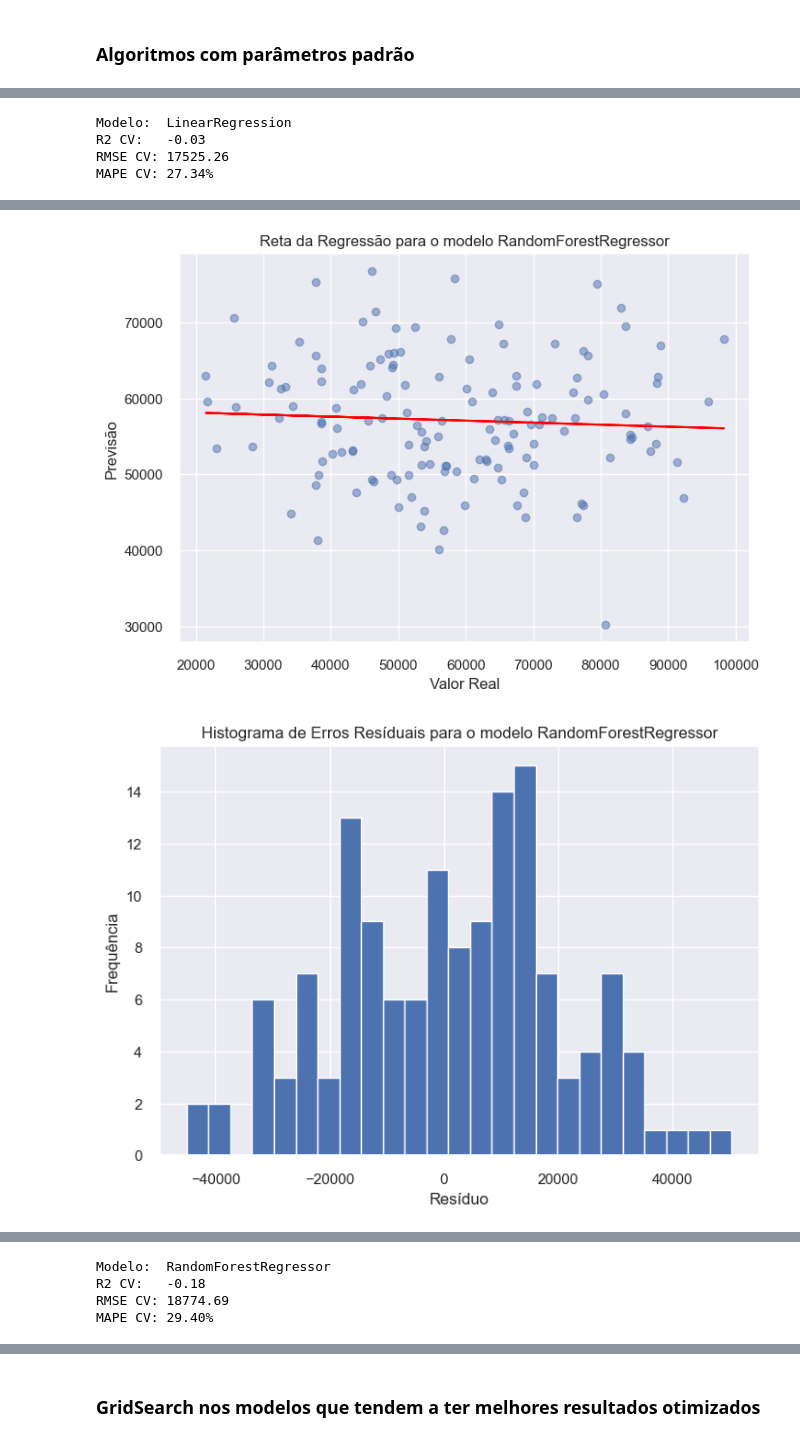
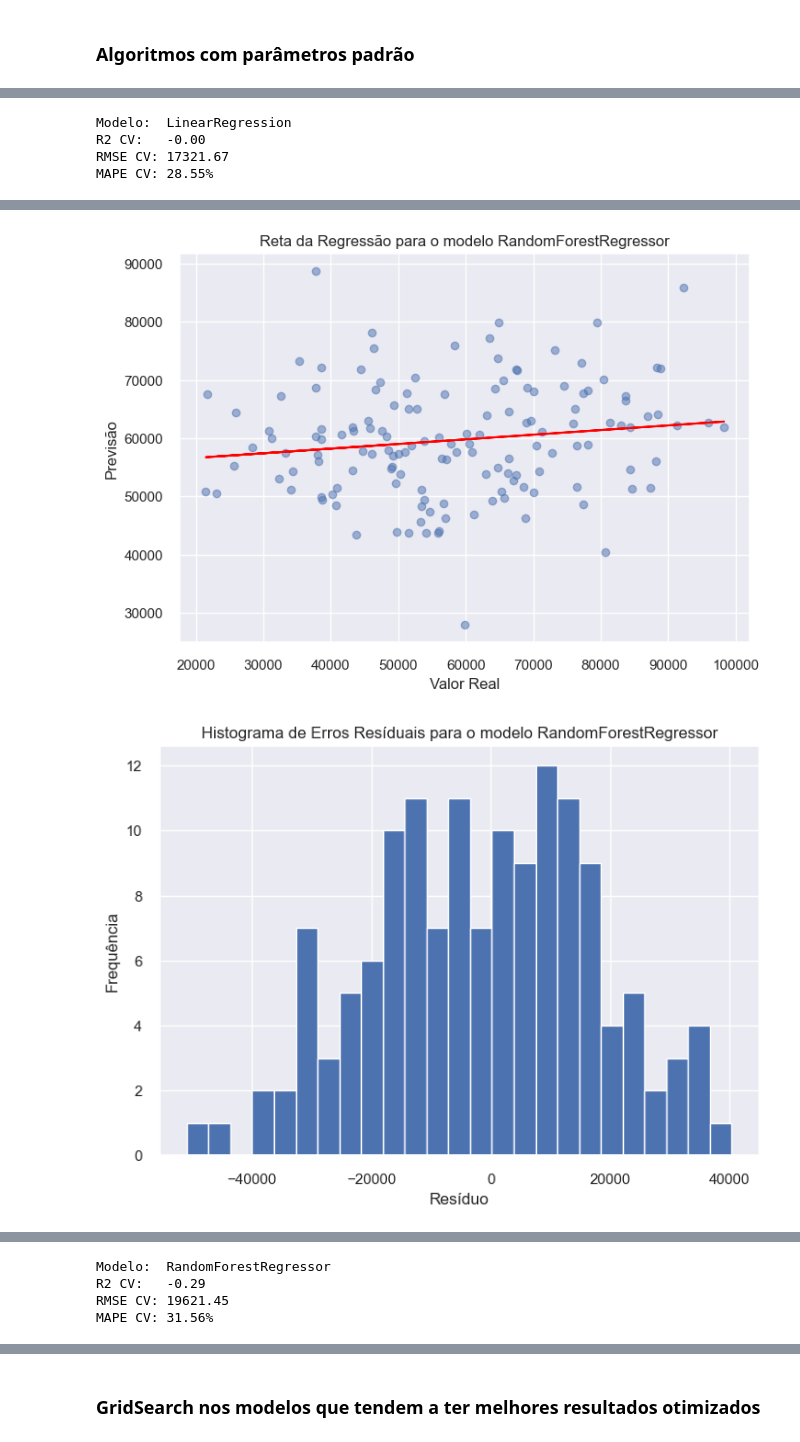
Before and after one commit to Eric-Oliveira-ds/Supermarket-store-sales-prediction, a Jupyter notebook: notebooks/Supermarket Store Sales Prediction.ipynb, the cells around one changed output, grey strips where cells are left out. Drawn from its saved outputs; the diff is of its cells as text; code cells hidden in the pictures.

```diff
--- a/notebooks/Supermarket Store Sales Prediction.ipynb
+++ b/notebooks/Supermarket Store Sales Prediction.ipynb
@@ -386,5 +382,5 @@ df_train.head()
 | 818 | 1608 | 1962 | 770 | 36280 |
 | 119 | 1500 | 1798 | 860 | 56710 |
 # %%
-df_train = df_train.pipe(feature_engineering)
+#df_train = df_train.pipe(feature_engineering)
 # %%
@@ -448,46 +426,30 @@ def train_validation_eval(model_name, model, X, y, gridsearch=False, params_grid
 
 
     logging.info("Função train_validation_eval iniciada")
-
     # listas de métricas para append futuro
     r2 = []
     rmse = []
     mape = []
-
     # inicializar variável best_model, best_param e default_params
     best_model = None
     best_param = None
     default_params = None
-
     logging.info("Iniciando loop de validação cruzada")
     # Cross validation
     n_splits = 5
     KFOLD = KFold(n_splits=n_splits, shuffle=True, random_state=42)
     fold = 0
-
     # Split treino e validação hold out
     for train_ix, val_ix in KFOLD.split(X):
 
         fold+=1
-
         X_train, X_valid = X.iloc[train_ix, :], X.iloc[val_ix, :]
         y_train, y_valid = y.iloc[train_ix], y.iloc[val_ix]
-
-        # Escalonar variáveis pensando nos algoritmos lineares
-        Scaler = MinMaxScaler()
-        Scaler.fit(X_train)
-        X_train = Scaler.transform(X_train)
-        X_valid = Scaler.transform(X_valid)
-        pickle.dump(Scaler, open(r'C:\Users\erico\Documents\projeto-regressao\Supermarket-store-sales-prediction\models\scaler.pkl', 'wb'))
-        # Adicionar colunas do df original
-        X_train = pd.DataFrame(X_train, columns=X.columns.to_list())
-        X_valid = pd.DataFrame(X_valid, columns=X.columns.to_list())
-
 
         if gridsearch == False:
             logging.info(f"Treinando {model_name} com parâmetros padrão, fold {fold}")
             # Treino modelo default
-            model.fit(X_train, np.log(y_train))
+            model.fit(X_train, y_train)
             logging.info(f"Prevendo conjunto de validação com {model_name} padrão, fold {fold}")
             # pegar parâtros default
             default_params = model.get_params()
@@ -499,7 +461,7 @@ def train_validation_eval(model_name, model, X, y, gridsearch=False, params_grid
             # Definir espaço de gridsearch
             search = GridSearchCV(model, params_grid, scoring='neg_root_mean_squared_error', cv=KFOLD, n_jobs=-1)
             # Ajustar modelo
-            search_result = search.fit(X_train, np.log(y_train))
+            search_result = search.fit(X_train, y_train)
             # melhor parâmetro
             best_param = search_result.best_params_
             # melhor modelo
@@ -510,19 +472,16 @@ def train_validation_eval(model_name, model, X, y, gridsearch=False, params_grid
 
         logging.info("Avaliando resultados nos dados de validação")
         #Avaliação numerica
-        # R2
-        R2 = r2_score(y_valid, np.exp(yhat))
+        R2 = r2_score(y_valid, yhat)
         r2.append(R2)
-        # RMSE
-        RMSE = np.sqrt(mean_squared_error(y_valid, np.exp(yhat)))
+        RMSE = np.sqrt(mean_squared_error(y_valid, yhat))
         rmse.append(RMSE)
-        # MAPE
-        MAPE = mean_absolute_percentage_error(y_valid, np.exp(yhat))
+        MAPE = mean_absolute_percentage_error(y_valid, yhat)
         mape.append(MAPE)
 
     # Erro de previsão com a reta da regressão
-    p = np.polyfit(y_valid, np.exp(yhat), 1)
-    plt.scatter(y_valid, np.exp(yhat), alpha=0.5)
+    p = np.polyfit(y_valid, yhat, 1)
+    plt.scatter(y_valid, yhat, alpha=0.5)
     plt.plot(y_valid, np.polyval(p, y_valid), color='red')
     plt.xlabel('Valor Real')
     plt.ylabel('Previsão')
@@ -531,7 +490,7 @@ def train_validation_eval(model_name, model, X, y, gridsearch=False, params_grid
     plt.show()
 
     # Resíduos dos erros
-    residuals = y_valid - np.exp(yhat)
+    residuals = y_valid - yhat
     plt.hist(residuals, bins=25)
     plt.xlabel('Resíduo')
     plt.ylabel('Frequência')
@@ -551,7 +510,6 @@ def train_validation_eval(model_name, model, X, y, gridsearch=False, params_grid
         print(f"Melhor modelo: {best_model}")
 
     logging.info("Rastreamento de resultados dos experimentos com MLFLOW iniciado")
-
     mlflow.set_experiment(experiment_name)
     mlflow.set_tracking_uri('http://127.0.0.1:5000')
 
@@ -591,13 +549,13 @@ path_save_fig = r'C:\Users\erico\Documents\projeto-regressao\Supermarket-store-s
 # %%
 # definir lista de algoritmos a serem testados
 algoritmos = [
-    ('LinearRegression', LinearRegression()),
-    ('RandomForestRegressor', RandomForestRegressor()),
+    ('LinearRegression', LinearRegression(n_jobs=-1)),
+    ('RandomForestRegressor', RandomForestRegressor(random_state=42)),
     ('Ridge', Ridge()),
     ('Lasso', Lasso()),
     ('ElasticNet', ElasticNet()),
     ('SVR', SVR()),
-    ('MLPRegressor', MLPRegressor()),
+    ('MLPRegressor', MLPRegressor(early_stopping=True)),
     ('XGBRegressor', XGBRegressor()),
     ('LGBMRegressor', LGBMRegressor()),
     ('CatBoostRegressor', CatBoostRegressor(verbose=False))
@@ -638,4 +596,4 @@ for model_name, model in algoritmos:
 Modelo:  LinearRegression
-R2 CV:   -0.03
-RMSE CV: 17525.26
-MAPE CV: 27.34%
+R2 CV:   -0.00
+RMSE CV: 17321.67
+MAPE CV: 28.55%
@@ -660,2 +618,2 @@ MAPE CV: 27.34%
-[figure, old version]
+[figure, new version]
-[figure, old version]
+[figure, new version]
@@ -663,4 +621,4 @@ MAPE CV: 27.34%
 Modelo:  RandomForestRegressor
-R2 CV:   -0.18
-RMSE CV: 18774.69
-MAPE CV: 29.40%
+R2 CV:   -0.29
+RMSE CV: 19621.45
+MAPE CV: 31.56%
```
Also changed, not shown: parts of 94 cells of this notebook, 46 other files.
